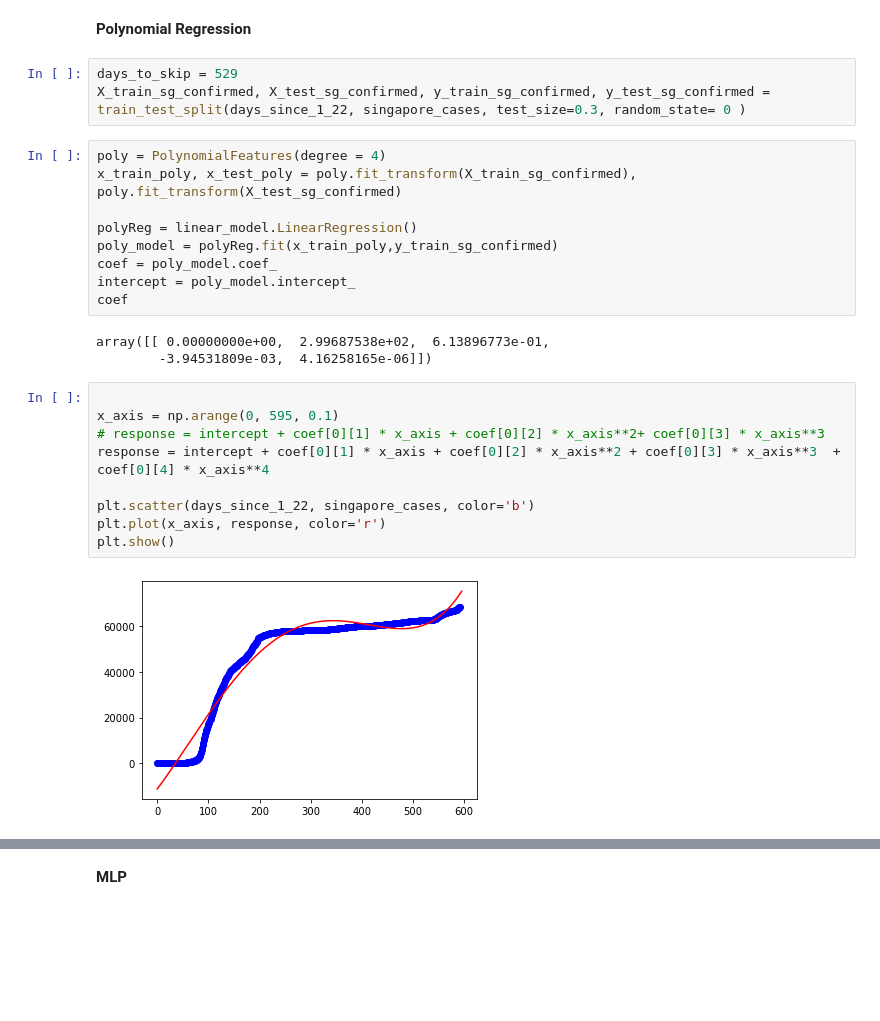
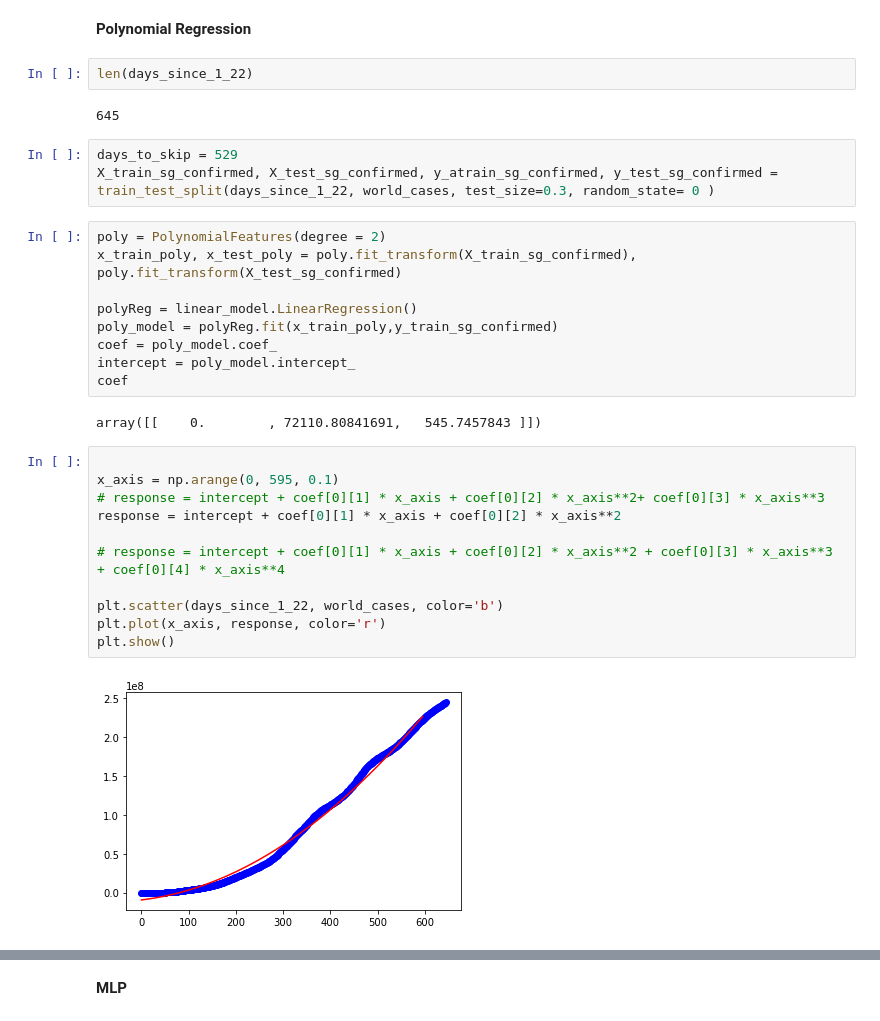
Before and after one commit to dvh549/Data_Mining, a Jupyter notebook: Covid_19_PolynomialRegression_&_MLP.ipynb, the cells around one changed output, grey strips where cells are left out. Drawn from its saved outputs; the diff is of its cells as text; blank space fills up the shorter version.

Commit message:
poly world cases update

```diff
--- a/Covid_19_PolynomialRegression_&_MLP.ipynb
+++ b/Covid_19_PolynomialRegression_&_MLP.ipynb
@@ -260,11 +260,15 @@ for i in range(len(future_forecast)):
     future_forecast_dates.append((start_date + datetime.timedelta(days=i)).strftime('%m/%d/%Y'))
 # %% [markdown]
 <b>Polynomial Regression</b>
+# %%
+len(days_since_1_22)
+# %% [output]
+645
 # %%
 days_to_skip = 529
-X_train_sg_confirmed, X_test_sg_confirmed, y_train_sg_confirmed, y_test_sg_confirmed = train_test_split(days_since_1_22, singapore_cases, test_size=0.3, random_state= 0 )
+X_train_sg_confirmed, X_test_sg_confirmed, y_atrain_sg_confirmed, y_test_sg_confirmed = train_test_split(days_since_1_22, world_cases, test_size=0.3, random_state= 0 )
 # %%
-poly = PolynomialFeatures(degree = 4)
+poly = PolynomialFeatures(degree = 2)
 x_train_poly, x_test_poly = poly.fit_transform(X_train_sg_confirmed), poly.fit_transform(X_test_sg_confirmed)
 
 polyReg = linear_model.LinearRegression()
@@ -273,19 +277,20 @@ coef = poly_model.coef_
 intercept = poly_model.intercept_
 coef
 # %% [output]
-array([[ 0.00000000e+00,  2.99687538e+02,  6.13896773e-01,
-        -3.94531809e-03,  4.16258165e-06]])
+array([[    0.        , 72110.80841691,   545.7457843 ]])
 # %%
 
 x_axis = np.arange(0, 595, 0.1)
 # response = intercept + coef[0][1] * x_axis + coef[0][2] * x_axis**2+ coef[0][3] * x_axis**3
-response = intercept + coef[0][1] * x_axis + coef[0][2] * x_axis**2 + coef[0][3] * x_axis**3  + coef[0][4] * x_axis**4
+response = intercept + coef[0][1] * x_axis + coef[0][2] * x_axis**2
 
-plt.scatter(days_since_1_22, singapore_cases, color='b')
+# response = intercept + coef[0][1] * x_axis + coef[0][2] * x_axis**2 + coef[0][3] * x_axis**3  + coef[0][4] * x_axis**4
+
+plt.scatter(days_since_1_22, world_cases, color='b')
 plt.plot(x_axis, response, color='r')
 plt.show()
 # %% [output]
-[figure, old version]
+[figure, new version]
 # %%
 prediction = poly_model.predict(x_test_poly)
 
```
Also changed, not shown: parts of 16 cells of this notebook.
